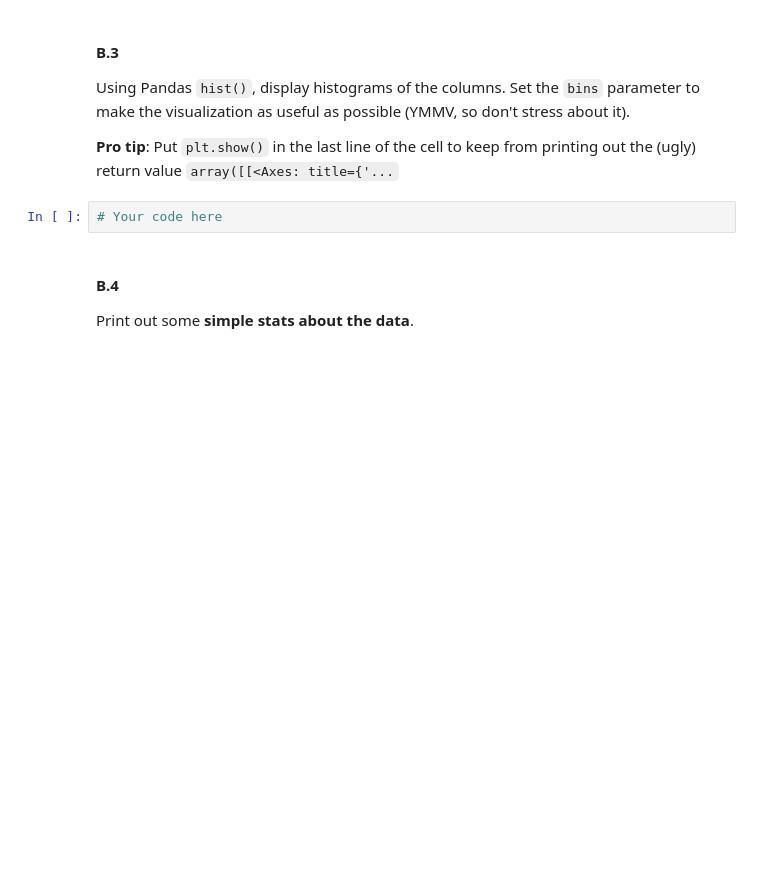
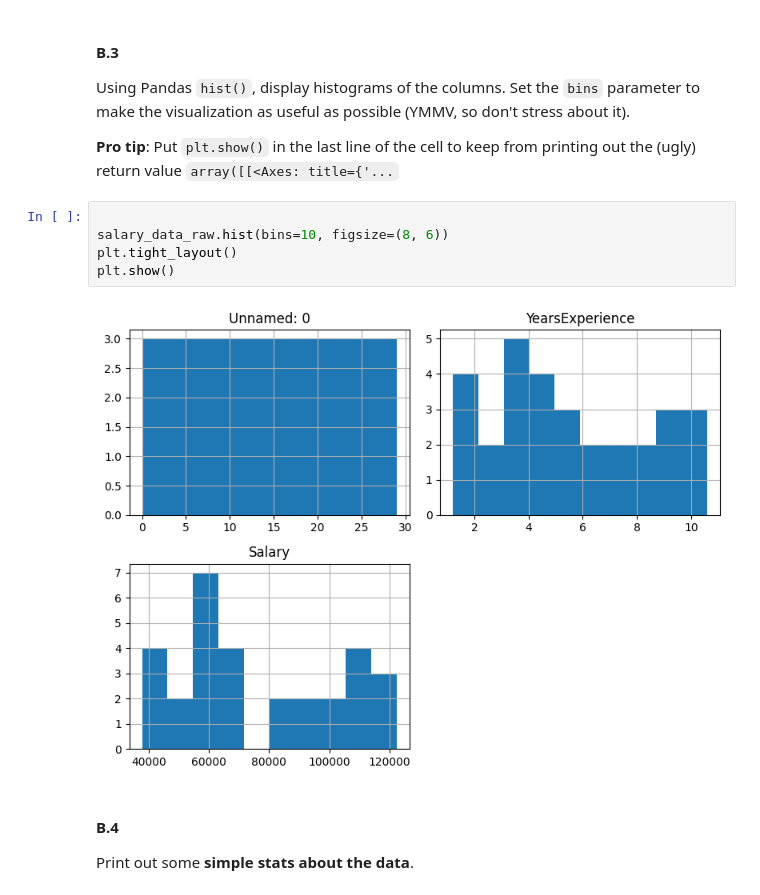
Before and after one commit to waysnyder/Module-3-Assignments, a Jupyter notebook: Homework_01.ipynb, the cells around one changed output. Drawn from its saved outputs; the diff is of its cells as text; blank space fills up the shorter version.

```diff
--- a/Homework_01.ipynb
+++ b/Homework_01.ipynb
@@ -109,7 +179,12 @@ Using Pandas `hist()`, display histograms of the columns.  Set the `bins` parame
 **Pro tip**: Put `plt.show()` in the last line of the cell to keep from printing out
 the (ugly) return value `array([[<Axes: title={'...`
 # %%
-# Your code here
+
+salary_data_raw.hist(bins=10, figsize=(8, 6))
+plt.tight_layout()
+plt.show()
+# %% [output]
+[figure, added]
 # %% [markdown]
 #### B.4
 
```
Also changed, not shown: parts of 31 cells of this notebook, 1 other file.
